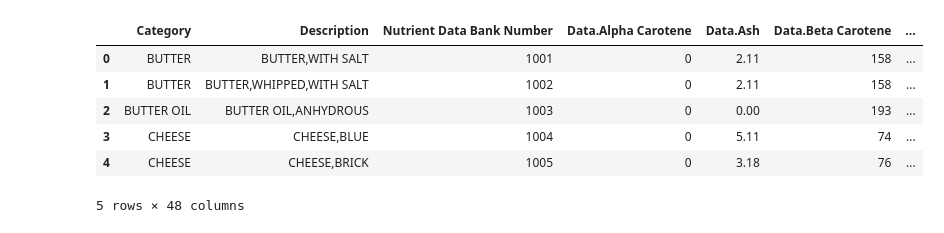
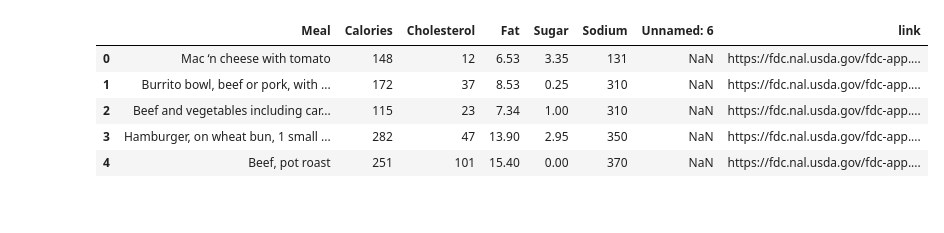
Before and after one commit to Immederoever/infovis, a Jupyter notebook: nutrition_comparison.ipynb, the cells around one changed output. Saved outputs shown, nothing was run; the diff lists cells and outputs as text; code cells hidden in the pictures.

```diff
--- a/nutrition_comparison.ipynb
+++ b/nutrition_comparison.ipynb
@@ -23,17 +23,16 @@ df_nutrition.head()
 | 4 | Mcdonalds | Crispy Bacon Smokehouse Chicken S... | 920 | 410 | 45 | 12.0 | 0.5 | 120 | 1980 | 81 | ... |
 # %%
 # Load dataset
-df_obesity_gdp = pd.read_csv('datasets/food.csv')
+df_obesity_gdp = pd.read_csv('datasets/meals.csv')
 # Display the first few rows
 df_obesity_gdp.head()
 # %% [output]
-|  | Category | Description | Nutrient Data Bank Number | Data.Alpha Carotene | Data.Ash | Data.Beta Carotene | ... |
-| 0 | BUTTER | BUTTER,WITH SALT | 1001 | 0 | 2.11 | 158 | ... |
-| 1 | BUTTER | BUTTER,WHIPPED,WITH SALT | 1002 | 0 | 2.11 | 158 | ... |
-| 2 | BUTTER OIL | BUTTER OIL,ANHYDROUS | 1003 | 0 | 0.00 | 193 | ... |
-| 3 | CHEESE | CHEESE,BLUE | 1004 | 0 | 5.11 | 74 | ... |
-| 4 | CHEESE | CHEESE,BRICK | 1005 | 0 | 3.18 | 76 | ... |
+|  | Meal | Calories | Cholesterol | Fat | Sugar | Sodium | Unnamed: 6 | link |
+| 0 | Mac ‘n cheese with tomato | 148 | 12 | 6.53 | 3.35 | 131 | NaN | https://fdc.nal.usda.gov/fdc-app.... |
+| 1 | Burrito bowl, beef or pork, with ... | 172 | 37 | 8.53 | 0.25 | 310 | NaN | https://fdc.nal.usda.gov/fdc-app.... |
+| 2 | Beef and vegetables including car... | 115 | 23 | 7.34 | 1.00 | 310 | NaN | https://fdc.nal.usda.gov/fdc-app.... |
+| 3 | Hamburger, on wheat bun, 1 small ... | 282 | 47 | 13.90 | 2.95 | 350 | NaN | https://fdc.nal.usda.gov/fdc-app.... |
+| 4 | Beef, pot roast | 251 | 101 | 15.40 | 0.00 | 370 | NaN | https://fdc.nal.usda.gov/fdc-app.... |
-5 rows × 48 columns
 # %%
 # Import libraries
 import pandas as pd
```
Also changed, not shown: parts of 1 cell of this notebook, 8 other files.
